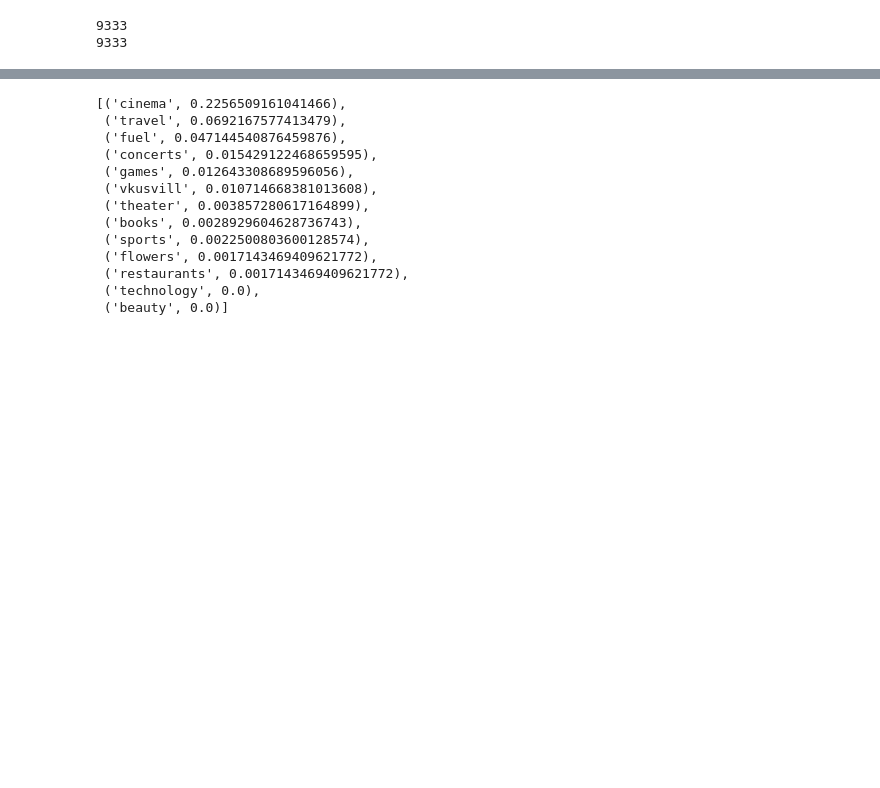
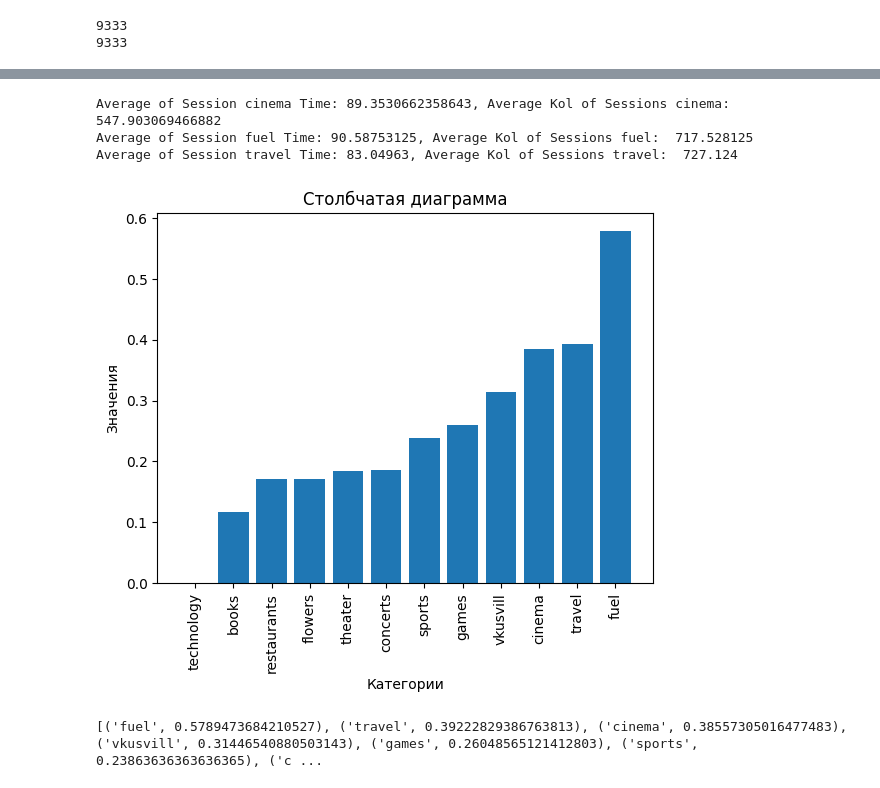
Before and after one commit to Vadimcha/DANO2, a Jupyter notebook: DANO2.ipynb, the cells around one changed output, grey strips where cells are left out. Cells and saved outputs as stored; diff of their text form; code cells hidden in the pictures; blank space fills up the shorter version.

```diff
--- a/DANO2.ipynb
+++ b/DANO2.ipynb
@@ -52,28 +84,57 @@ print(len(dataUnique[dataUnique['fuel'] > 1]) + len(dataUnique[dataUnique['fuel'
+# %%
+import statistics
+
+s = ['cinema', 'fuel', 'travel']
+
+for i in s:
+  cinemaData = dataUnique[dataUnique[i] == 1]
+
+  # print(dataUnique[dataUnique[i] >= 2]['avg_session'])
+  # print(dataUnique[dataUnique[i] >= 2]['summSessions'])
+
+  # print(type(cinemaData["avg_session"]))
+  # print(type(cinemaData["summSessions"]))
+
+  averageCinemaSessionTime = statistics.mean(cinemaData["avg_session"].dropna())
+  averageCinemaSessionKol = statistics.mean(cinemaData["summSessions"].dropna())
+  print(f"Average of Session {i} Time: {averageCinemaSessionTime}, Average Kol of Sessions {i}:  {averageCinemaSessionKol}")
+# %% [output]
+Average of Session cinema Time: 89.3530662358643, Average Kol of Sessions cinema:  547.903069466882
+Average of Session fuel Time: 90.58753125, Average Kol of Sessions fuel:  717.528125
+Average of Session travel Time: 83.04963, Average Kol of Sessions travel:  727.124
 # %%
 # Подсчет коэффициэнта возвращаемости по формуле X/(X+Y), где X - кол-во людей кто купил категорию 2 и более раз, Y - менее соответственно
 
 # m['X'] = [Y, Z]  значит, что в категории X, Y человек, которые покупали более одного раза, и Z человек менее
 m = {}
 koef = {}
 for serv in services:
-  m[serv] = [len(dataUnique[dataUnique[serv] >= 2]), len(dataUnique[dataUnique[serv] < 2])]
+  m[serv] = [len(dataUnique[dataUnique[serv] >= 2]), len(dataUnique[dataUnique[serv] == 1])]
   koef[serv] = m[serv][0] / (m[serv][0] + m[serv][1])
 
+koef1 = dict(sorted(koef.items(), key=lambda item: item[1]))
 koef = list(sorted(koef.items(), key=lambda item: item[1]))[::-1]
-koef
+
+
+labels = list(koef1.keys())
+values = list(koef1.values())
+
+values = [float(value) for value in values]
+# Создание столбчатой диаграммы
+plt.bar(labels, values)
+
+# Настройка осей и заголовка
+plt.xlabel('Категории')
+plt.ylabel('Значения')
+plt.title('Столбчатая диаграмма')
+
+# Отображение диаграммы
+plt.xticks(rotation='vertical')
+
+plt.show()
+print(koef)
 # %% [output]
+[figure, added]
-[('cinema', 0.2256509161041466),
- ('travel', 0.0692167577413479),
- ('fuel', 0.047144540876459876),
- ('concerts', 0.015429122468659595),
- ('games', 0.012643308689596056),
- ('vkusvill', 0.010714668381013608),
- ('theater', 0.003857280617164899),
- ('books', 0.0028929604628736743),
- ('sports', 0.0022500803600128574),
- ('flowers', 0.0017143469409621772),
- ('restaurants', 0.0017143469409621772),
- ('technology', 0.0),
- ('beauty', 0.0)]
+[('fuel', 0.5789473684210527), ('travel', 0.39222829386763813), ('cinema', 0.38557305016477483), ('vkusvill', 0.31446540880503143), ('games', 0.26048565121412803), ('sports', 0.23863636363636365), ('c ...
 # %%
 Users = {}  # по ключу user_id доступны все записи отсортированные по датам
```
Also changed, not shown: parts of 10 cells of this notebook.
